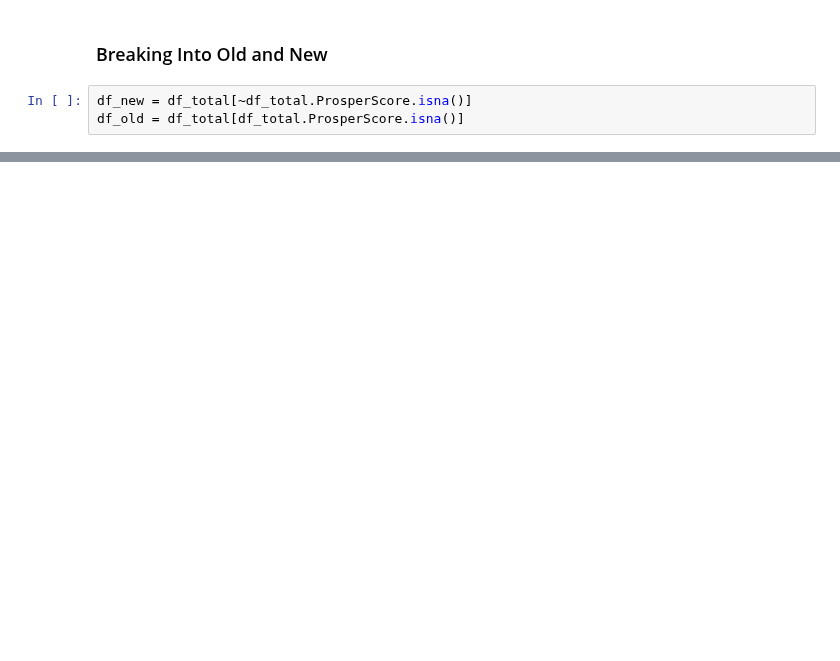
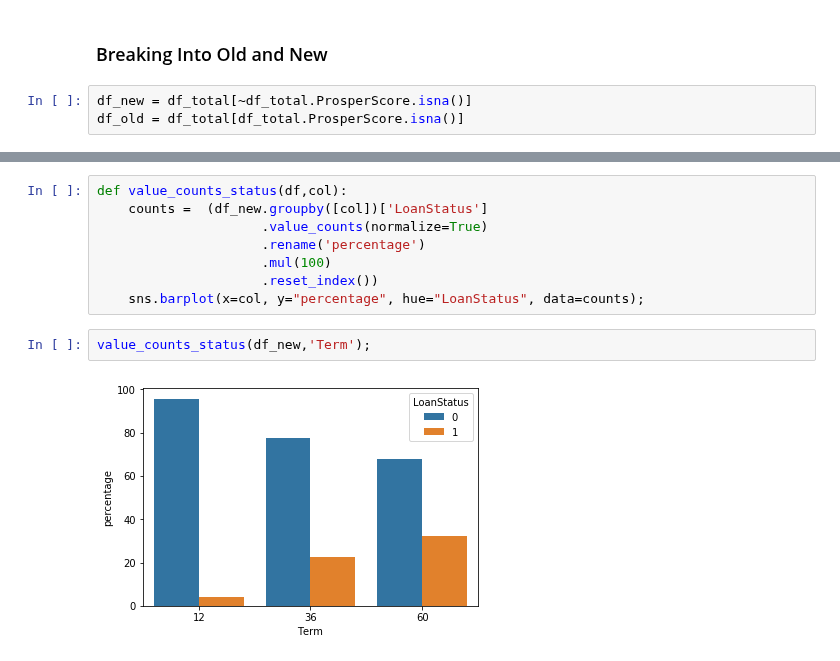
Before and after one commit to abhiksark/Udacity-DataAnalyst-Nanodegree, a Jupyter notebook: bank_loan/loan_dataset.ipynb, the cells around one changed output, grey strips where cells are left out. Drawn from its saved outputs; the diff is of its cells as text; blank space fills up the shorter version.

```diff
--- a/bank_loan/loan_dataset.ipynb
+++ b/bank_loan/loan_dataset.ipynb
@@ -194,0 +200,12 @@ dtype: float64
+# %%
+def value_counts_status(df,col):
+    counts =  (df_new.groupby([col])['LoanStatus']
+                     .value_counts(normalize=True)
+                     .rename('percentage')
+                     .mul(100)
+                     .reset_index())
+    sns.barplot(x=col, y="percentage", hue="LoanStatus", data=counts);
+# %%
+value_counts_status(df_new,'Term');
+# %% [output]
+[figure, added]
```
Also changed, not shown: parts of 51 cells of this notebook.
